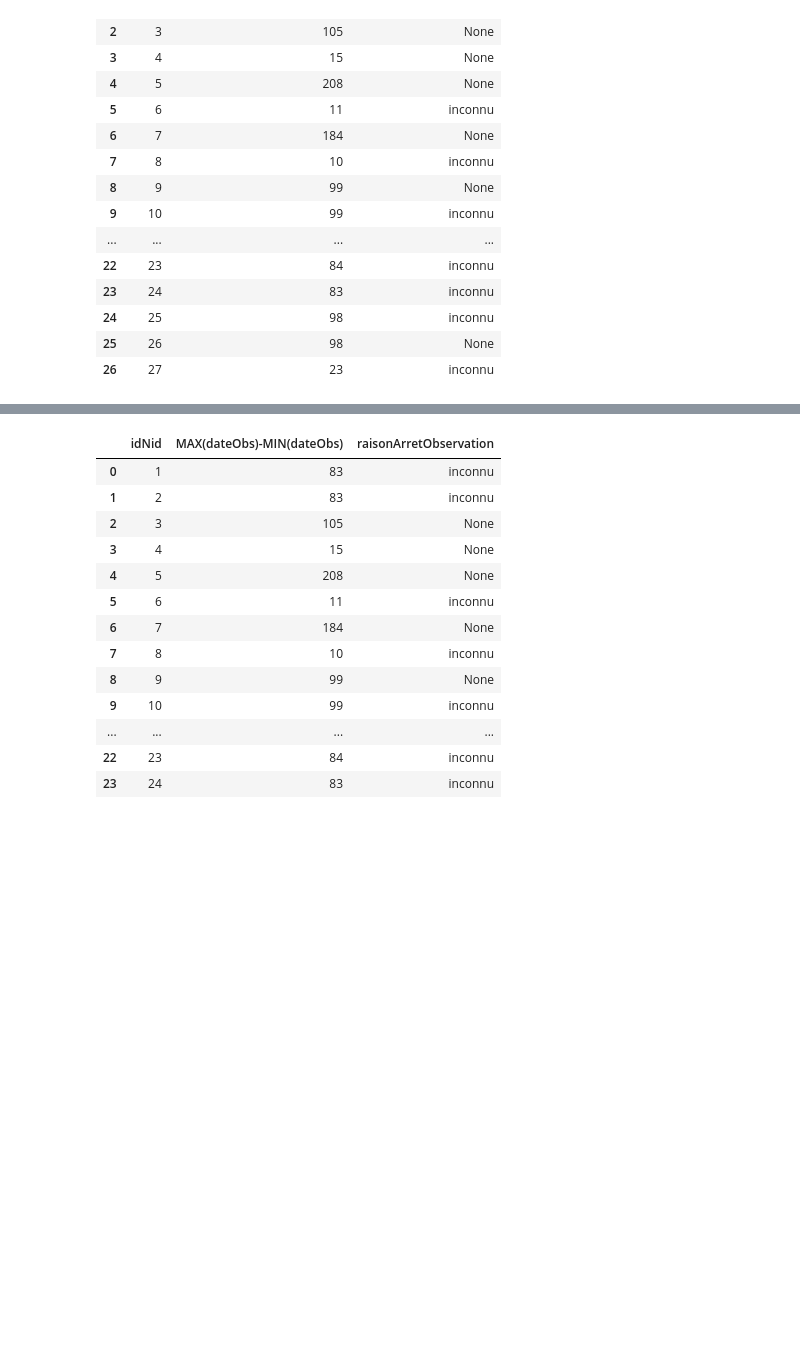
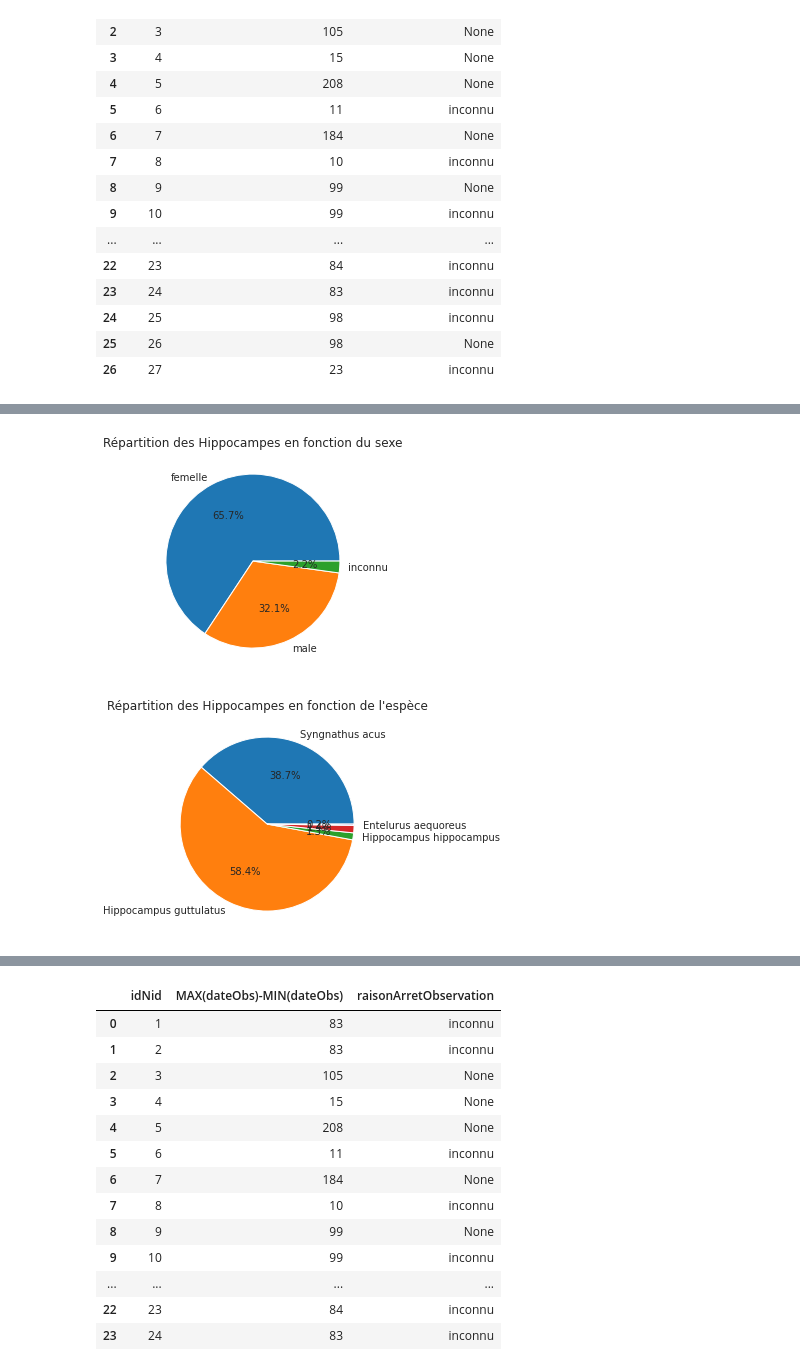
Before and after one commit to augustin-pasq/sae-pnr, a Jupyter notebook: Analyse/PNR_Analyse.ipynb, the cells around one changed output, grey strips where cells are left out. Cells and saved outputs as stored; diff of their text form; code cells hidden in the pictures; blank space fills up the shorter version.

```diff
--- a/Analyse/PNR_Analyse.ipynb
+++ b/Analyse/PNR_Analyse.ipynb
@@ -128,0 +125,13 @@ plt.show()
+# %%
+df = pd.read_sql("SELECT sexe, COUNT(*) nbIndividus FROM Obs_Hippocampe GROUP BY sexe", con=db_connection)
+plt.pie(df['nbIndividus'], labels=df['sexe'], autopct='%1.1f%%')
+plt.title("Répartition des Hippocampes en fonction du sexe")
+plt.show()
+
+df = pd.read_sql("SELECT espece, COUNT(*) nbIndividus FROM Obs_Hippocampe GROUP BY espece", con=db_connection)
+plt.pie(df['nbIndividus'], labels=df['espece'], autopct='%1.1f%%')
+plt.title("Répartition des Hippocampes en fonction de l'espèce")
+plt.show()
+# %% [output]
+[figure, added]
+[figure, added]
```
Also changed, not shown: parts of 4 cells of this notebook.
